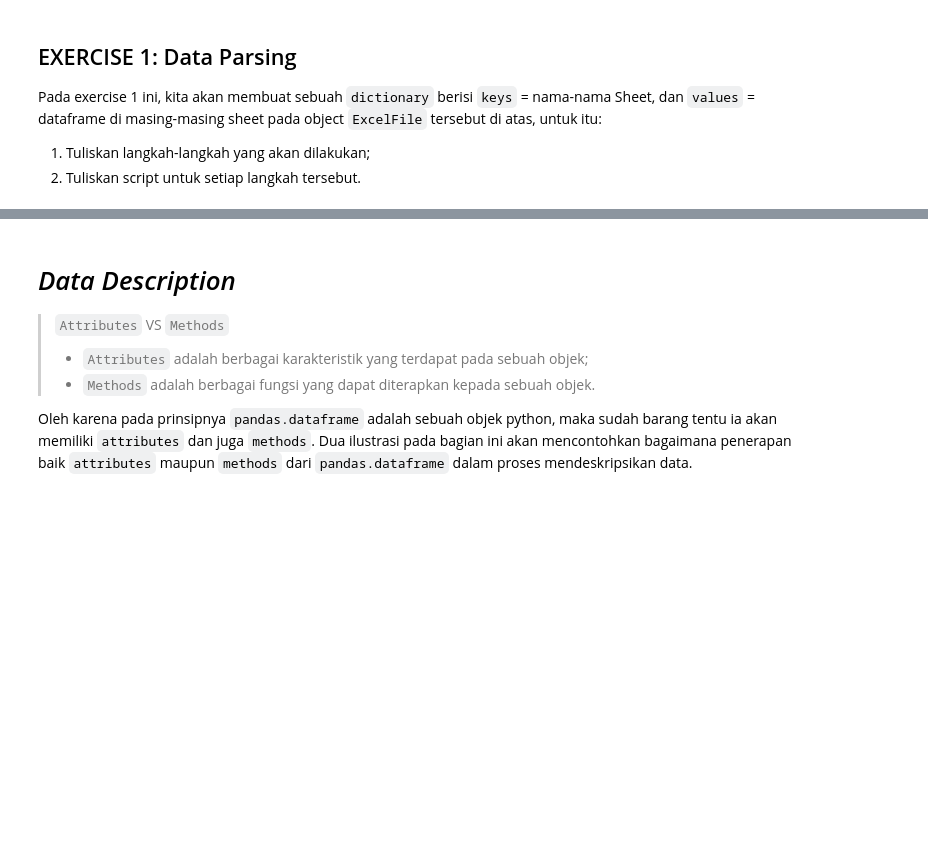
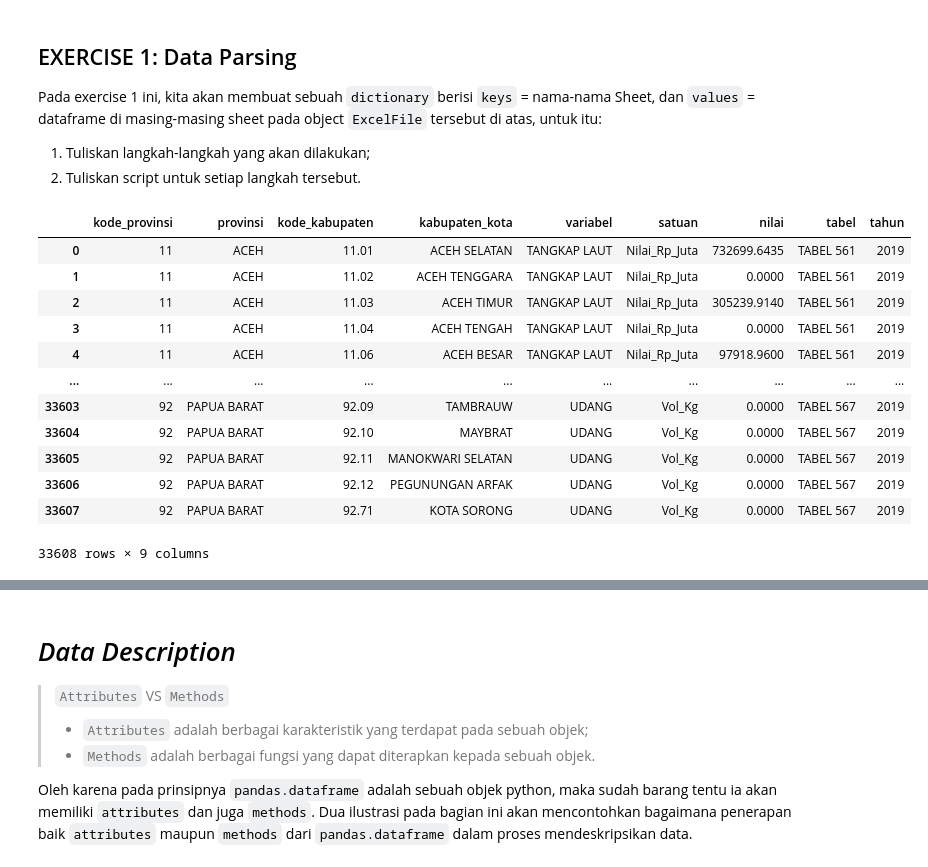
Before and after one commit to rikrikrahadian/DQLab, a Jupyter notebook: Part_5_pandas_dan_Manipulasi_Data.ipynb, the cells around one changed output, grey strips where cells are left out. Saved outputs shown, nothing was run; the diff lists cells and outputs as text; code cells hidden in the pictures; blank space fills up the shorter version.

Commit message:
Created using Colab for DQLab

```diff
--- a/Part_5_pandas_dan_Manipulasi_Data.ipynb
+++ b/Part_5_pandas_dan_Manipulasi_Data.ipynb
@@ -89,7 +87,7 @@ Salah satu kelebihan dari `Google Colab Notebook` adalah integrasi dengan `Googl
 from glob import glob
 # %%
 # Set folder tempat file sesuai dengan lokasi di Google Drive masing-masing
-folder_file = '/content/drive/MyDrive/DQLab/data_for_dqlab/' # ini harus disesuaikan dengan lokasi di masing-masing google drive
+folder_file = '/content/drive/MyDrive/DQLab/data_for_dqlab/Dataset Use Case Harian/' # ini harus disesuaikan dengan lokasi di masing-masing google drive
 # Set tipe file yang akan kita parse
 file_pattern = '*.xlsx'
 # %%
@@ -139,0 +175,54 @@ isi_file_excel['BUDIDAYA']
+# %%
+# MEMBUAT FUNGSI BAGI PEMROSESAN DIATAS
+# UNTUK REPLIKASI PROSES KE DATA TAHUN BERIKUTNYA
+
+def parsing_statistik_indonesia(
+    file_path: str,
+    tahun: int
+  ) -> pd.DataFrame:
+  # 1. Parsing File Excel
+  XL = pd.ExcelFile(file_path)
+  # 2. Bikin dictionary kosong
+  isi_file_excel = dict()
+  # 3. isi dictionary:
+  # bikin loop yang mengeluarkan nama-nama sheet
+  for nama_sheet in XL.sheet_names:
+    # 3.1 key = nama_sheet, value = dataframe
+    isi_file_excel[nama_sheet] = (XL
+                                  .parse(sheet_name=nama_sheet,  skiprows=1, header=[0,1], index_col=[0, 1, 2, 3])
+                                  .reset_index()
+                                  .dropna(axis=0))
+
+  # 4. Buat list kosong sebagai placeholder
+  results = list()
+  # 5. Lakukan konversi ke long format bagi seluruh TABEL
+  for tabel in isi_file_excel.keys():
+    # 5.1. Proses konversi ke longformat dan merapikan nama kolom
+    df = (pd
+        .melt(isi_file_excel[tabel], id_vars=isi_file_excel[tabel].columns[:4].to_list())
+        .set_axis(['kode_provinsi', 'provinsi', 'kode_kabupaten', 'kabupaten_kota', 'variabel', 'satuan', 'nilai'], axis=1))
+    # 5.2. Menambah kolom 'tabel' dan diisi value sesuai variabel `tabel`
+    df['tabel'] = tabel
+    # 5.3. Menambahkan kolom 'tahun' dan diisi value `tahun`
+    df['tahun'] = tahun
+    # 5.3. Tambahkan long format dataframe ke `results`
+    results.append(df)
+
+  # 6. Gabungkan seluruh dataframe sebagai output fungsi
+  return pd.concat(results, axis=0, ignore_index=True)
+# %%
+parsing_statistik_indonesia(list_xlsx[0], 2019)
+# %% [output]
+|  | kode_provinsi | provinsi | kode_kabupaten | kabupaten_kota | variabel | satuan | nilai | tabel | tahun |
+| 0 | 11 | ACEH | 11.01 | ACEH SELATAN | TANGKAP LAUT | Nilai_Rp_Juta | 732699.6435 | TABEL 561 | 2019 |
+| 1 | 11 | ACEH | 11.02 | ACEH TENGGARA | TANGKAP LAUT | Nilai_Rp_Juta | 0.0000 | TABEL 561 | 2019 |
+| 2 | 11 | ACEH | 11.03 | ACEH TIMUR | TANGKAP LAUT | Nilai_Rp_Juta | 305239.9140 | TABEL 561 | 2019 |
+| 3 | 11 | ACEH | 11.04 | ACEH TENGAH | TANGKAP LAUT | Nilai_Rp_Juta | 0.0000 | TABEL 561 | 2019 |
+| 4 | 11 | ACEH | 11.06 | ACEH BESAR | TANGKAP LAUT | Nilai_Rp_Juta | 97918.9600 | TABEL 561 | 2019 |
+| ... | ... | ... | ... | ... | ... | ... | ... | ... | ... |
+| 33603 | 92 | PAPUA BARAT | 92.09 | TAMBRAUW | UDANG | Vol_Kg | 0.0000 | TABEL 567 | 2019 |
+| 33604 | 92 | PAPUA BARAT | 92.10 | MAYBRAT | UDANG | Vol_Kg | 0.0000 | TABEL 567 | 2019 |
+| 33605 | 92 | PAPUA BARAT | 92.11 | MANOKWARI SELATAN | UDANG | Vol_Kg | 0.0000 | TABEL 567 | 2019 |
+| 33606 | 92 | PAPUA BARAT | 92.12 | PEGUNUNGAN ARFAK | UDANG | Vol_Kg | 0.0000 | TABEL 567 | 2019 |
+| 33607 | 92 | PAPUA BARAT | 92.71 | KOTA SORONG | UDANG | Vol_Kg | 0.0000 | TABEL 567 | 2019 |
+33608 rows × 9 columns
```
Also changed, not shown: parts of 20 cells of this notebook.
